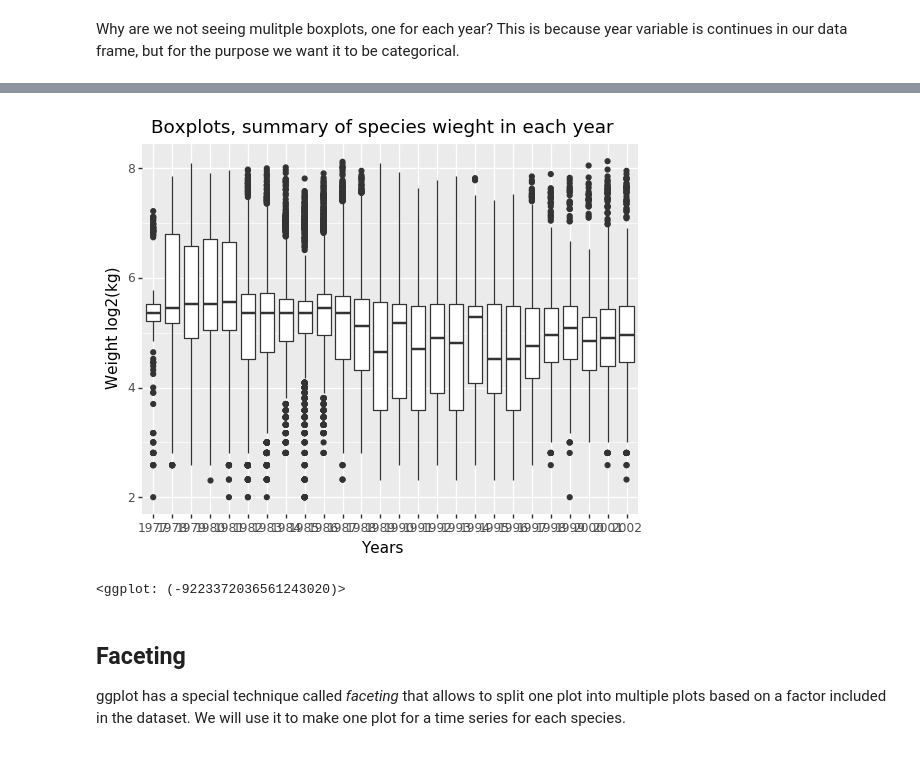
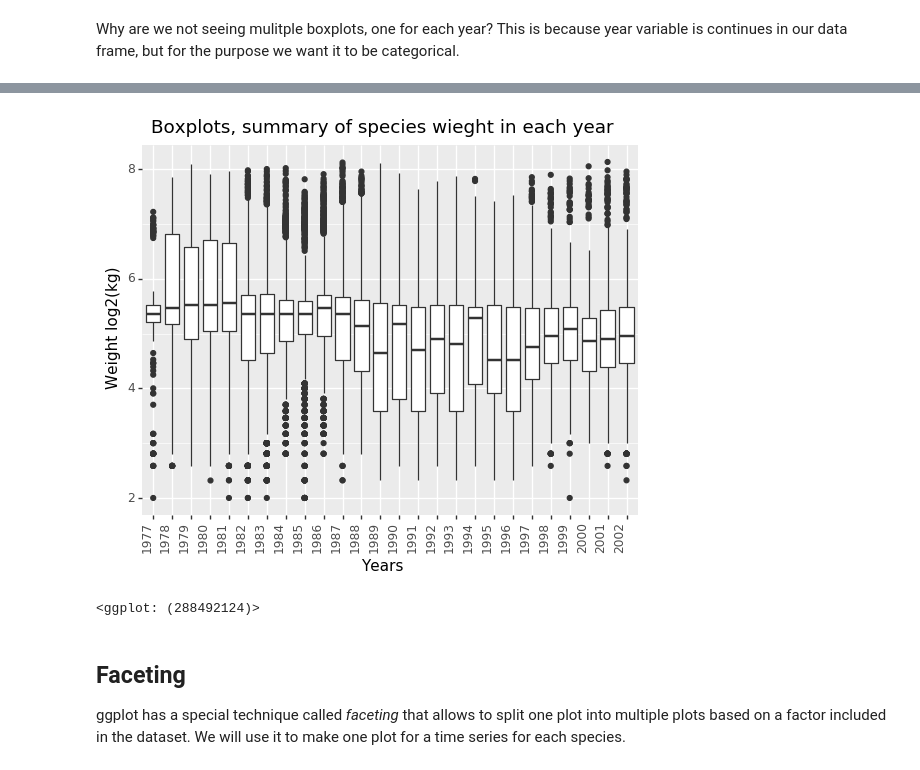
Before and after one commit to MonashDataFluency/python-workshop-base, a Jupyter notebook: workshops/docs/modules/notebooks/plotting_with_ggplot.ipynb, the cells around one changed output, grey strips where cells are left out. Drawn from its saved outputs; the diff is of its cells as text; code cells hidden in the pictures.

```diff
--- a/workshops/docs/modules/notebooks/plotting_with_ggplot.ipynb
+++ b/workshops/docs/modules/notebooks/plotting_with_ggplot.ipynb
@@ -155,2 +178,4 @@ ggplot(survs_df, aes('year_fact', 'weight')) + \
+# %%
+flip_xlabels = theme(axis_text_x = element_text(angle=90, hjust=1))
 # %%
 ggplot(survs_df, aes('year_fact', 'weight')) + \
@@ -182,0 +210,5 @@ Also will log2 transforming make this data visualisation better?
+# %%
+survs_df['weight_log'] = np.log2(survs_df['weight'])
+ggplot(survs_df, aes('year_fact', 'weight_log')) + \
+    geom_boxplot() + \
+    theme(axis_text_x = element_text(angle=90, hjust=1))
@@ -183,14 +218,15 @@ Also will log2 transforming make this data visualisation better?
 # %%
 survs_df['weight_log'] = np.log2(survs_df['weight'])
 
 ggplot(survs_df, aes('year_fact', 'weight_log')) + \
     geom_boxplot() + \
     xlab("Years") + \
     ylab("Weight log2(kg)") + \
-    ggtitle("Boxplots, summary of species wieght in each year")
+    ggtitle("Boxplots, summary of species wieght in each year") + \
+    flip_xlabels
 # %% [output]
-[figure, old version]
+[figure, new version]
-<ggplot: (-9223372036561243020)>
+<ggplot: (288492124)>
 # %% [markdown]
 ## Faceting
 
```
Also changed, not shown: parts of 34 cells of this notebook, 22 other files.
